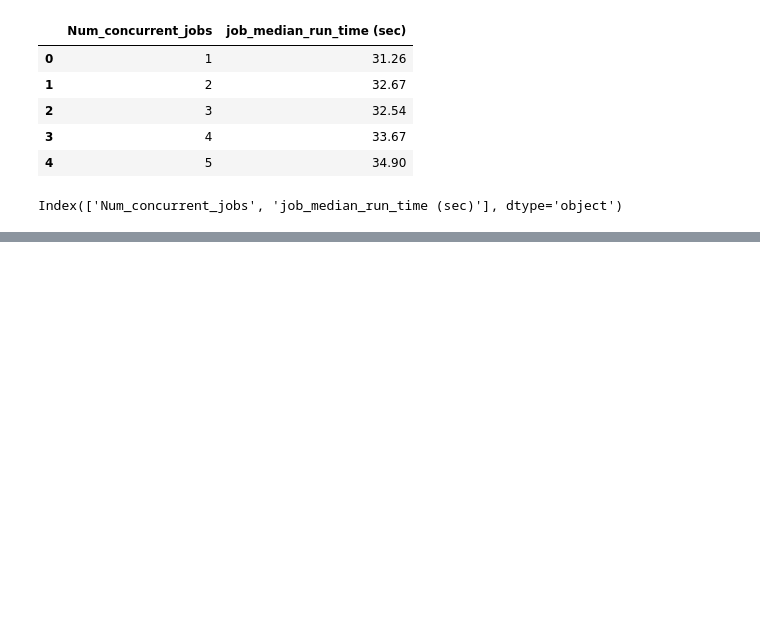
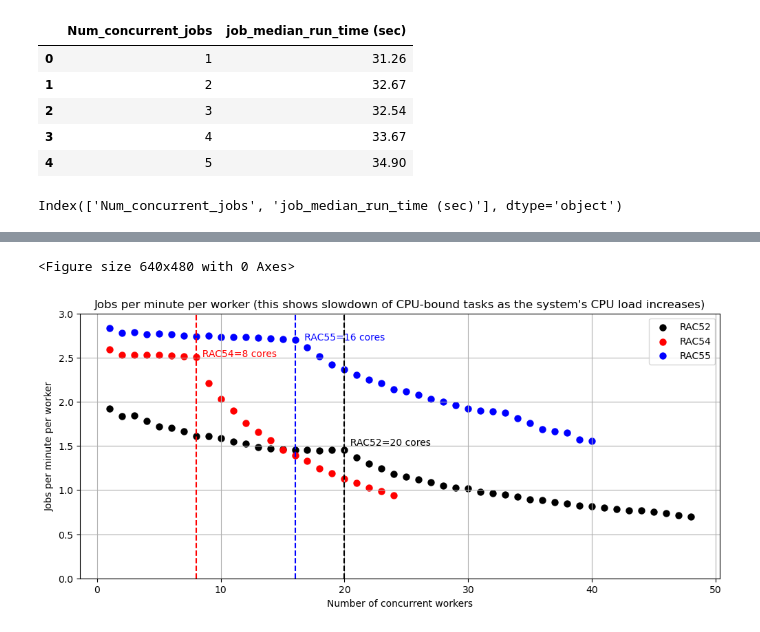
Before and after one commit to LucaCanali/Miscellaneous, a Jupyter notebook: Perf_Testing/Graphs_CPU_tests_simple_RAC5x.ipynb, the cells around one changed output, grey strips where cells are left out. Cells and saved outputs as stored; diff of their text form; code cells hidden in the pictures; blank space fills up the shorter version.

```diff
--- a/Perf_Testing/Graphs_CPU_tests_simple_RAC5x.ipynb
+++ b/Perf_Testing/Graphs_CPU_tests_simple_RAC5x.ipynb
@@ -220,0 +87,48 @@ plt.show()
+# %%
+import matplotlib.pyplot as plt
+plt.clf()
+plt.style.use('default')
+
+width = 12
+height = 5
+
+node_config = {1: {'name': 'RAC52', 'linestyle': 'solid', 'color': 'black', 'alpha': 1.0, 'linewidth': 3},
+               2: {'name': 'RAC54', 'linestyle': 'solid', 'color': 'red', 'alpha': 1.0, 'linewidth': 3},
+               3: {'name': 'RAC55', 'linestyle': 'solid', 'color': 'blue', 'alpha': 1.0, 'linewidth': 3}
+              }
+
+# Job duration
+fig, ax = plt.subplots(figsize=(width, height))
+
+for i, measurement in enumerate(data):
+    df = measurement.get('val')
+    instance = i + 1
+    base = df['job_median_run_time (sec)'][0]
+    df['speedup'] = 60 / df['job_median_run_time (sec)']
+    df.plot(kind='scatter', x='Num_concurrent_jobs', y='speedup', ax=ax,
+               linestyle=node_config[instance]['linestyle'],
+               color=node_config[instance]['color'],
+               alpha=node_config[instance]['alpha'],
+               linewidth=node_config[instance]['linewidth'],
+               label=node_config[instance]['name'])
+
+ax.set_title("Jobs per minute per worker (this shows slowdown of CPU-bound tasks as the system's CPU load increases)")
+ax.set_ylim([0, 3])
+ax.set_xlabel('Number of concurrent workers')
+ax.set_ylabel('Jobs per minute per worker')
+
+plt.text(8.0, 2.51, '  RAC54=8 cores', color='red')
+ax.axvline(8.0, linestyle='--', color='red')
+
+plt.text(16.0, 2.7, '   RAC55=16 cores', color='blue')
+ax.axvline(16.0, linestyle='--', color='blue')
+
+plt.text(20.0, 1.51, '  RAC52=20 cores', color='black')
+ax.axvline(20.0, linestyle='--', color='black')
+
+ax.grid()
+
+plt.show()
+# %% [output]
+<Figure size 640x480 with 0 Axes>
+[figure, added]
```
Also changed, not shown: parts of 10 cells of this notebook, 1 other file.
